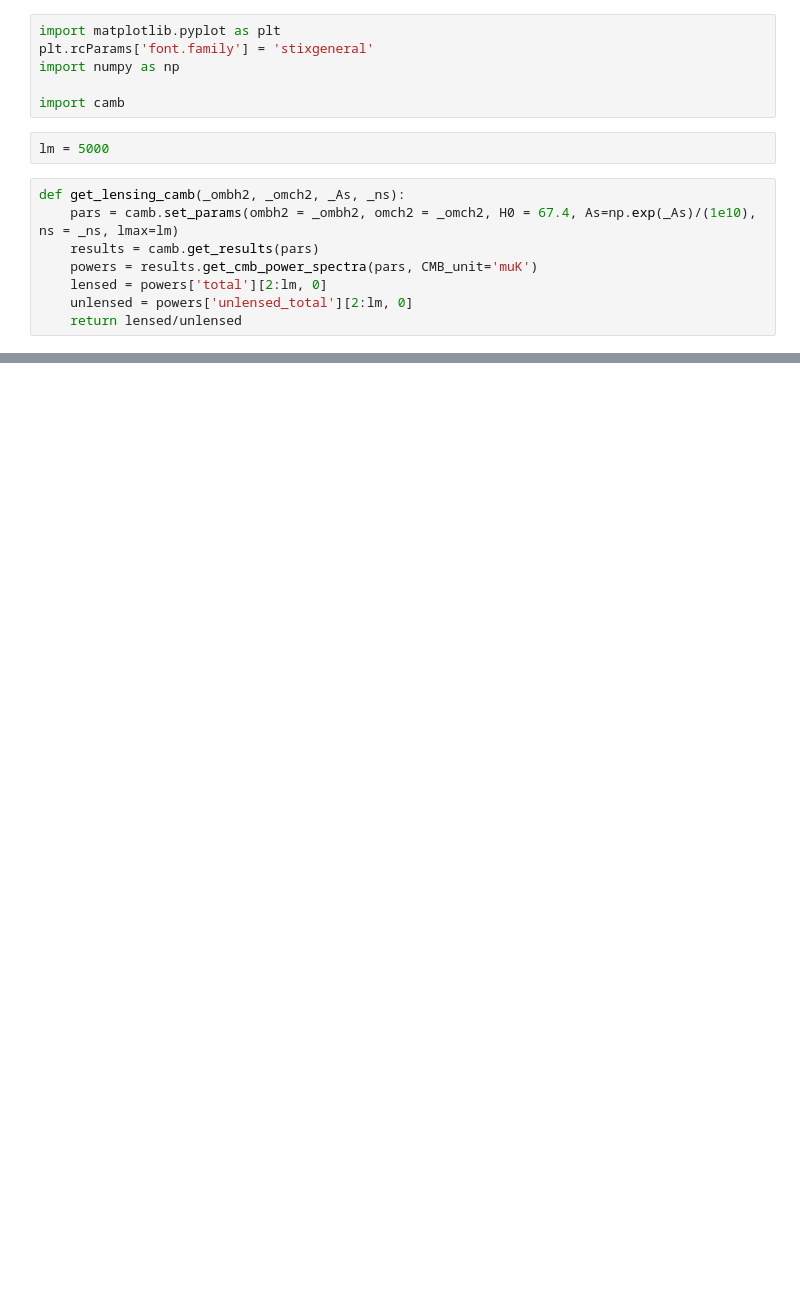
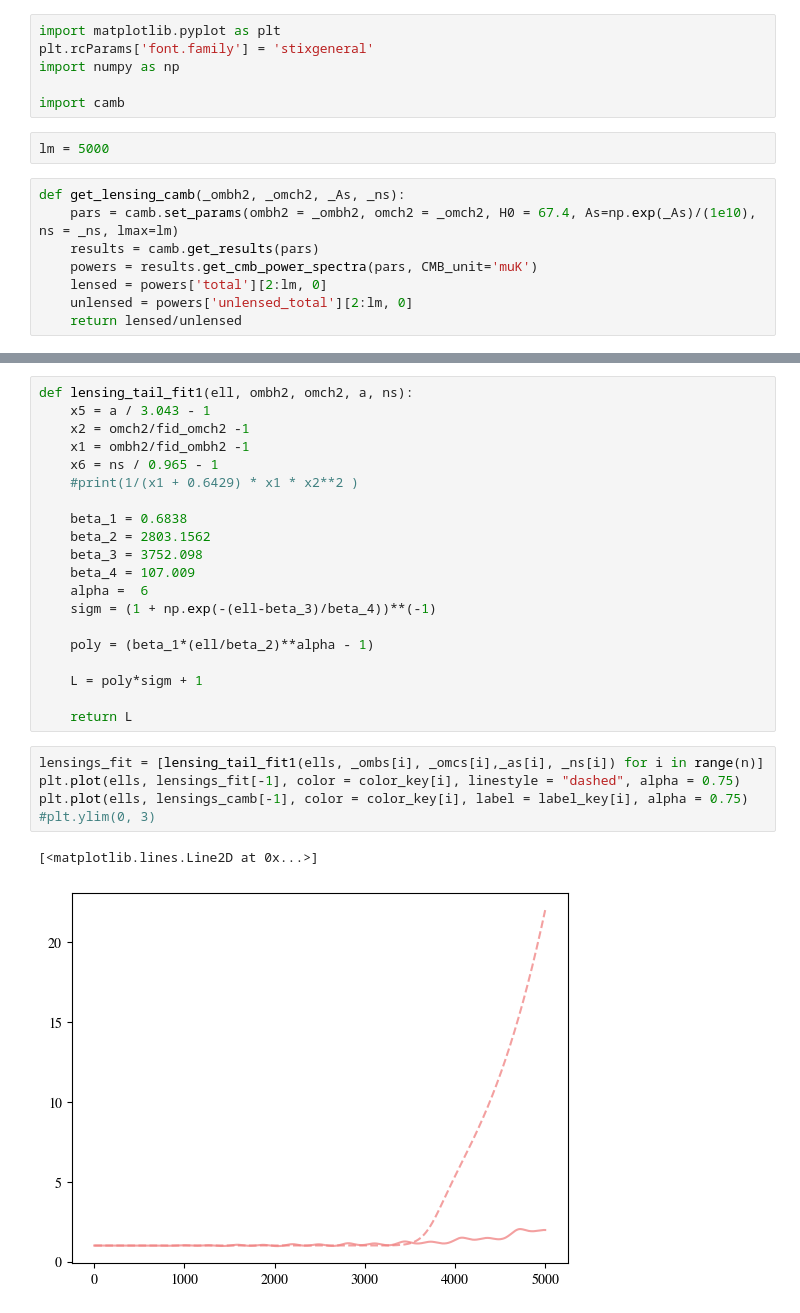
Before and after one commit to flapbat/cmb_lensing_tail, a Jupyter notebook: cross_correlation.ipynb, the cells around one changed output, grey strips where cells are left out. Saved outputs shown, nothing was run; the diff lists cells and outputs as text; blank space fills up the shorter version.

```diff
--- a/cross_correlation.ipynb
+++ b/cross_correlation.ipynb
@@ -122,0 +136,28 @@ plt.show()
+# %%
+def lensing_tail_fit1(ell, ombh2, omch2, a, ns):
+    x5 = a / 3.043 - 1
+    x2 = omch2/fid_omch2 -1
+    x1 = ombh2/fid_ombh2 -1
+    x6 = ns / 0.965 - 1
+    #print(1/(x1 + 0.6429) * x1 * x2**2 )
+
+    beta_1 = 0.6838
+    beta_2 = 2803.1562
+    beta_3 = 3752.098
+    beta_4 = 107.009
+    alpha =  6
+    sigm = (1 + np.exp(-(ell-beta_3)/beta_4))**(-1)
+
+    poly = (beta_1*(ell/beta_2)**alpha - 1)
+
+    L = poly*sigm + 1
+
+    return L
+# %%
+lensings_fit = [lensing_tail_fit1(ells, _ombs[i], _omcs[i],_as[i], _ns[i]) for i in range(n)]
+plt.plot(ells, lensings_fit[-1], color = color_key[i], linestyle = "dashed", alpha = 0.75)
+plt.plot(ells, lensings_camb[-1], color = color_key[i], label = label_key[i], alpha = 0.75)
+#plt.ylim(0, 3)
+# %% [output]
+[<matplotlib.lines.Line2D at 0x...>]
+[figure, added]
```
Also changed, not shown: parts of 4 cells of this notebook, 5 other files.
